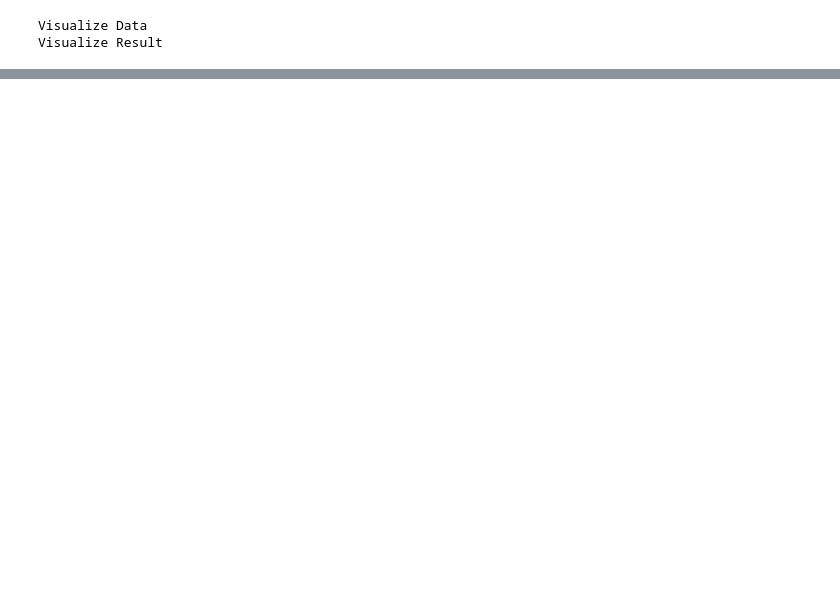
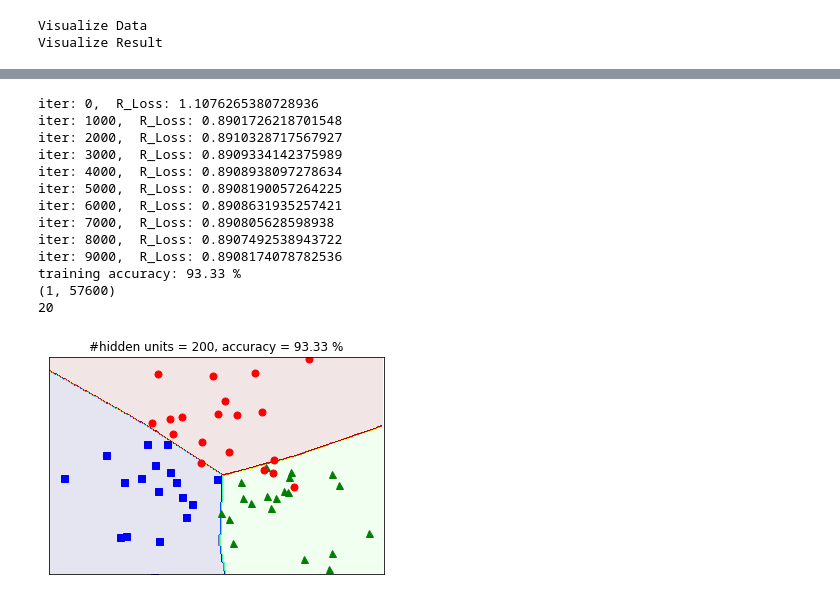
Before and after one commit to Combi2k2/Machine-Learning, a Jupyter notebook: MLP with WEIGHT DECAY.ipynb, the cells around one changed output, grey strips where cells are left out. Cells and saved outputs as stored; diff of their text form; code cells hidden in the pictures; blank space fills up the shorter version.

```diff
--- a/MLP with WEIGHT DECAY.ipynb
+++ b/MLP with WEIGHT DECAY.ipynb
@@ -190,0 +211,17 @@ plt.show()
+# %%
+mynet(0.1)
+# %% [output]
+iter: 0,  R_Loss: 1.1076265380728936
+iter: 1000,  R_Loss: 0.8901726218701548
+iter: 2000,  R_Loss: 0.8910328717567927
+iter: 3000,  R_Loss: 0.8909334142375989
+iter: 4000,  R_Loss: 0.8908938097278634
+iter: 5000,  R_Loss: 0.8908190057264225
+iter: 6000,  R_Loss: 0.8908631935257421
+iter: 7000,  R_Loss: 0.890805628598938
+iter: 8000,  R_Loss: 0.8907492538943722
+iter: 9000,  R_Loss: 0.8908174078782536
+training accuracy: 93.33 %
+(1, 57600)
+20
+[figure, added]
```
Also changed, not shown: parts of 7 cells of this notebook.
